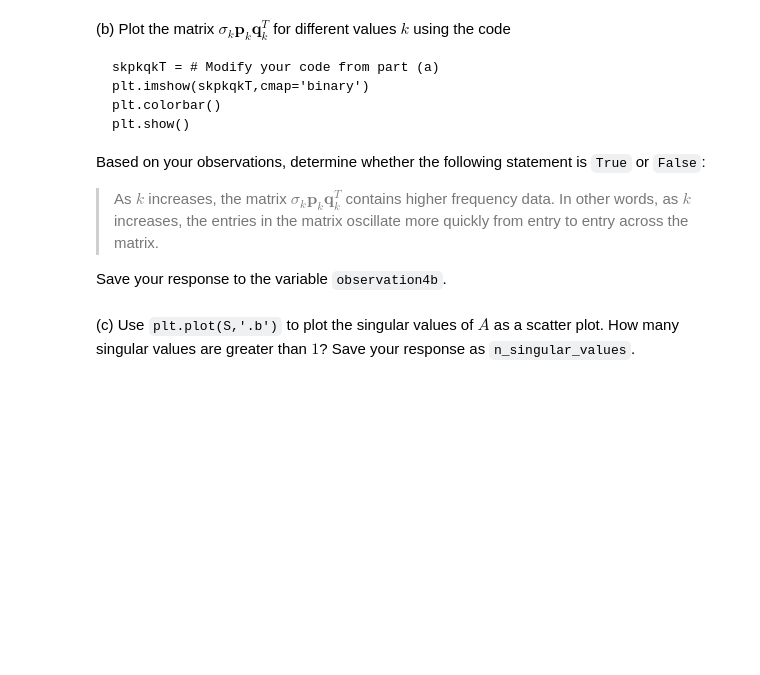
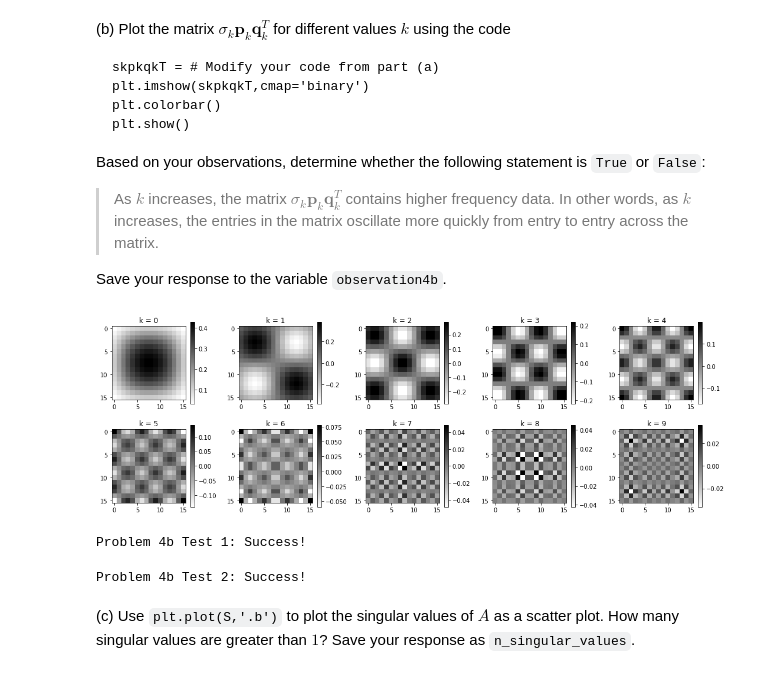
Before and after one commit to zhvner/MATH307-AppliedLinearAlgebra-Python, a Jupyter notebook: assignment3.ipynb, the cells around one changed output. Cells and saved outputs as stored; diff of their text form; code cells hidden in the pictures; blank space fills up the shorter version.

```diff
--- a/assignment3.ipynb
+++ b/assignment3.ipynb
@@ -173,0 +247,8 @@ s1p1q1T =
+# %%
+# YOUR CODE HERE
+U, S, VT = np.linalg.svd(A)
+sigma_1 = S[0]
+p_1 = U[:, 0]
+q_1 = VT[0, :]
+s1p1q1T = sigma_1 * np.outer(p_1, q_1)
+s1p1q1T
@@ -202,10 +304,43 @@ observation4b =
+# %%
+# YOUR CODE HERE
+# Initialize the plot
+plt.figure(figsize=(15, 5))
+
+for k in range(10):
+    U, S, VT = np.linalg.svd(A)
+    sigma_k = S[k]
+    p_k = U[:, k]
+    q_k = VT[k, :]
+    skpkqkT = sigma_k * np.outer(p_k, q_k)
+
+    # Plot the matrix
+    plt.subplot(2, 5, k + 1)
+    plt.imshow(skpkqkT, cmap='binary')
+    plt.title(f"k = {k}")
+    plt.colorbar()
+
+plt.tight_layout()
+plt.show()
+
+
+# plt.imshow(skpkqkT,cmap='binary')
+# plt.colorbar()
+# plt.show()
+
+observation4b = True
+# %% [output]
+[figure, added]
 # %%
 "Verify observation4b is defined as True or False (boolean value). (1 mark)"
 assert isinstance(observation4b,bool)
 print("Problem 4b Test 1: Success!")
+# %% [output]
+Problem 4b Test 1: Success!
 # %%
 "Verify observation4b has correct value. This cell contains hidden tests. (1 mark)"
 assert isinstance(observation4b,bool)
 print("Problem 4b Test 2: Success!")
+# %% [output]
+Problem 4b Test 2: Success!
 # %% [markdown]
 (c) Use `plt.plot(S,'.b')` to plot the singular values of $A$ as a scatter plot. How many singular values are greater than $1$? Save your response as `n_singular_values`.
```
Also changed, not shown: parts of 38 cells of this notebook, 1 other file.
